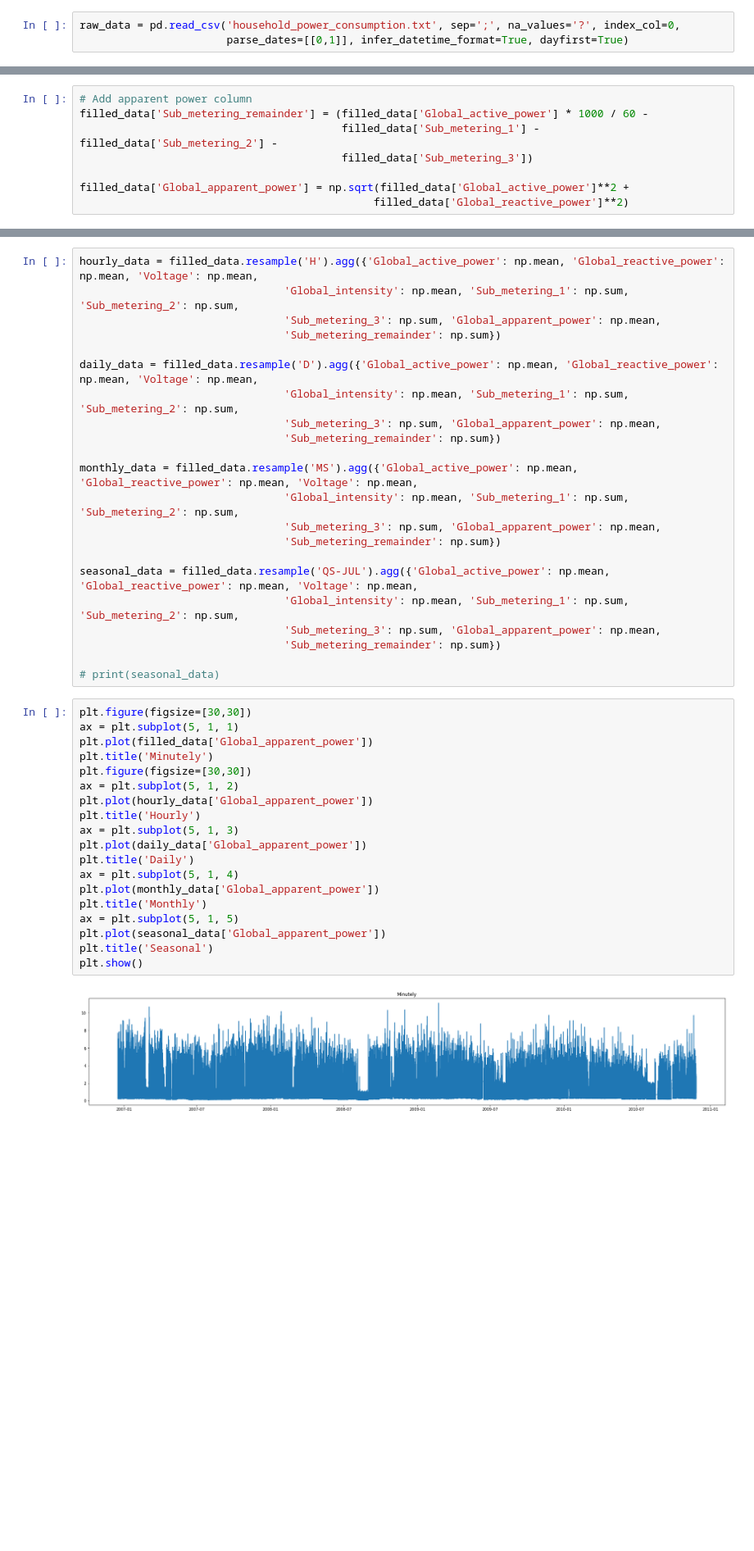
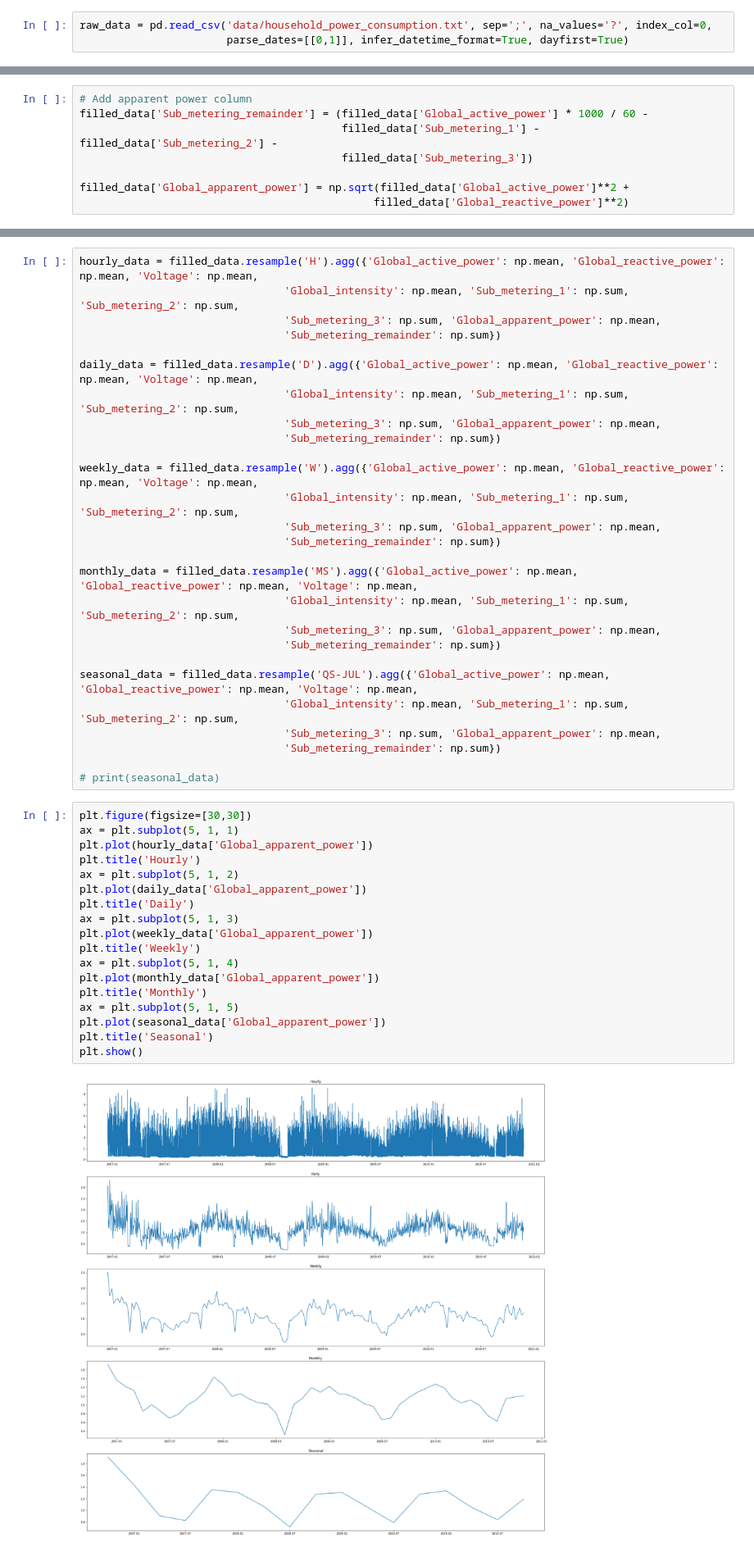
Before and after one commit to antwon87/CMPE255_Project, a Jupyter notebook: Project.ipynb, the cells around one changed output, grey strips where cells are left out. Shown at 82% size. Drawn from its saved outputs; the diff is of its cells as text; blank space fills up the shorter version.

```diff
--- a/Project.ipynb
+++ b/Project.ipynb
@@ -7,5 +9,5 @@ import matplotlib.pyplot as plt
 # %%
-raw_data = pd.read_csv('household_power_consumption.txt', sep=';', na_values='?', index_col=0,
+raw_data = pd.read_csv('data/household_power_consumption.txt', sep=';', na_values='?', index_col=0,
                        parse_dates=[[0,1]], infer_datetime_format=True, dayfirst=True)
 # %%
 for i in range(raw_data.shape[1]):
@@ -123,6 +125,11 @@ hourly_data = filled_data.resample('H').agg({'Global_active_power': np.mean, 'Gl
                                 'Sub_metering_remainder': np.sum})
 
 daily_data = filled_data.resample('D').agg({'Global_active_power': np.mean, 'Global_reactive_power': np.mean, 'Voltage': np.mean,
+                                'Global_intensity': np.mean, 'Sub_metering_1': np.sum, 'Sub_metering_2': np.sum,
+                                'Sub_metering_3': np.sum, 'Global_apparent_power': np.mean,
+                                'Sub_metering_remainder': np.sum})
+
+weekly_data = filled_data.resample('W').agg({'Global_active_power': np.mean, 'Global_reactive_power': np.mean, 'Voltage': np.mean,
                                 'Global_intensity': np.mean, 'Sub_metering_1': np.sum, 'Sub_metering_2': np.sum,
                                 'Sub_metering_3': np.sum, 'Global_apparent_power': np.mean,
                                 'Sub_metering_remainder': np.sum})
@@ -141,21 +148,20 @@ seasonal_data = filled_data.resample('QS-JUL').agg({'Global_active_power': np.me
 # %%
 plt.figure(figsize=[30,30])
 ax = plt.subplot(5, 1, 1)
-plt.plot(filled_data['Global_apparent_power'])
-plt.title('Minutely')
-plt.figure(figsize=[30,30])
-ax = plt.subplot(5, 1, 2)
 plt.plot(hourly_data['Global_apparent_power'])
 plt.title('Hourly')
-ax = plt.subplot(5, 1, 3)
+ax = plt.subplot(5, 1, 2)
 plt.plot(daily_data['Global_apparent_power'])
 plt.title('Daily')
+ax = plt.subplot(5, 1, 3)
+plt.plot(weekly_data['Global_apparent_power'])
+plt.title('Weekly')
 ax = plt.subplot(5, 1, 4)
 plt.plot(monthly_data['Global_apparent_power'])
 plt.title('Monthly')
 ax = plt.subplot(5, 1, 5)
 plt.plot(seasonal_data['Global_apparent_power'])
 plt.title('Seasonal')
 plt.show()
 # %% [output]
-[figure, old version]
+[figure, new version]
```
Also changed, not shown: parts of 51 cells of this notebook, 1 other file.
